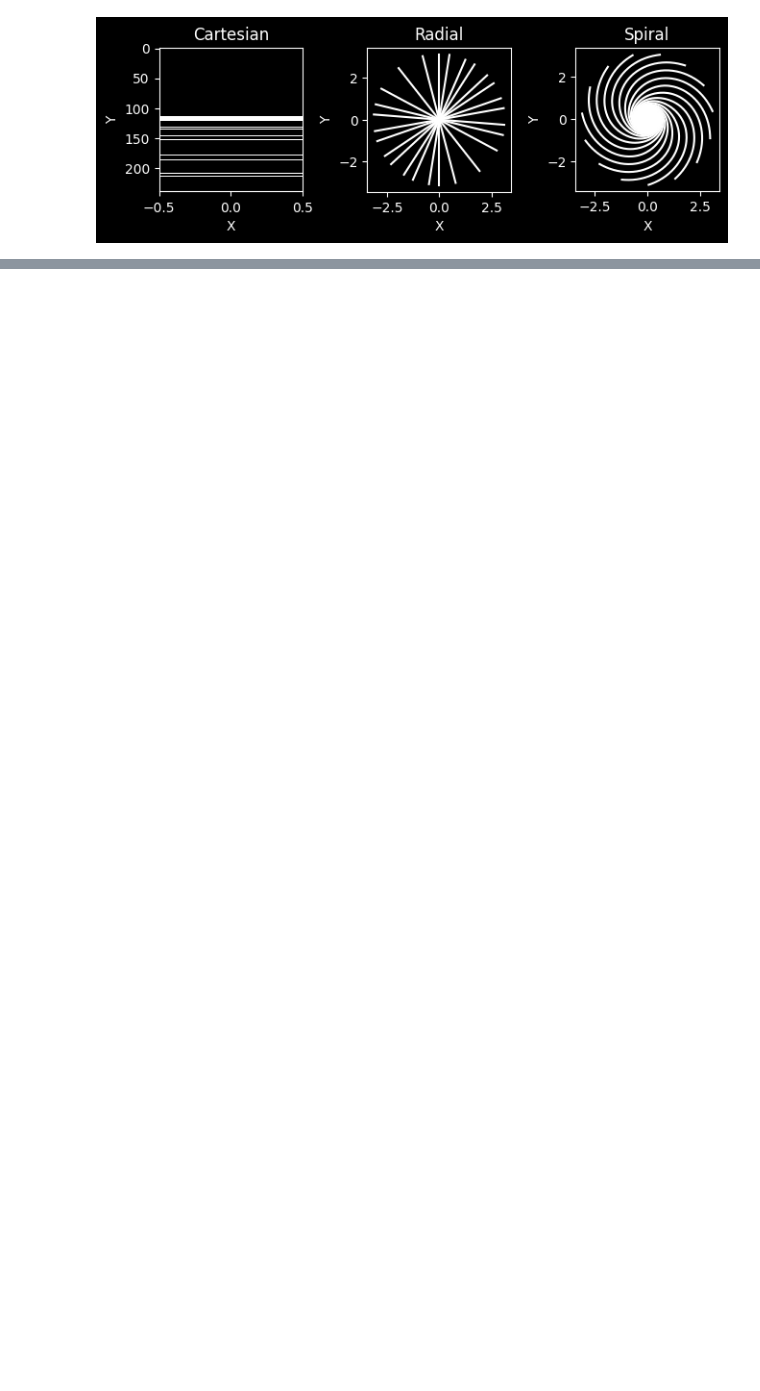
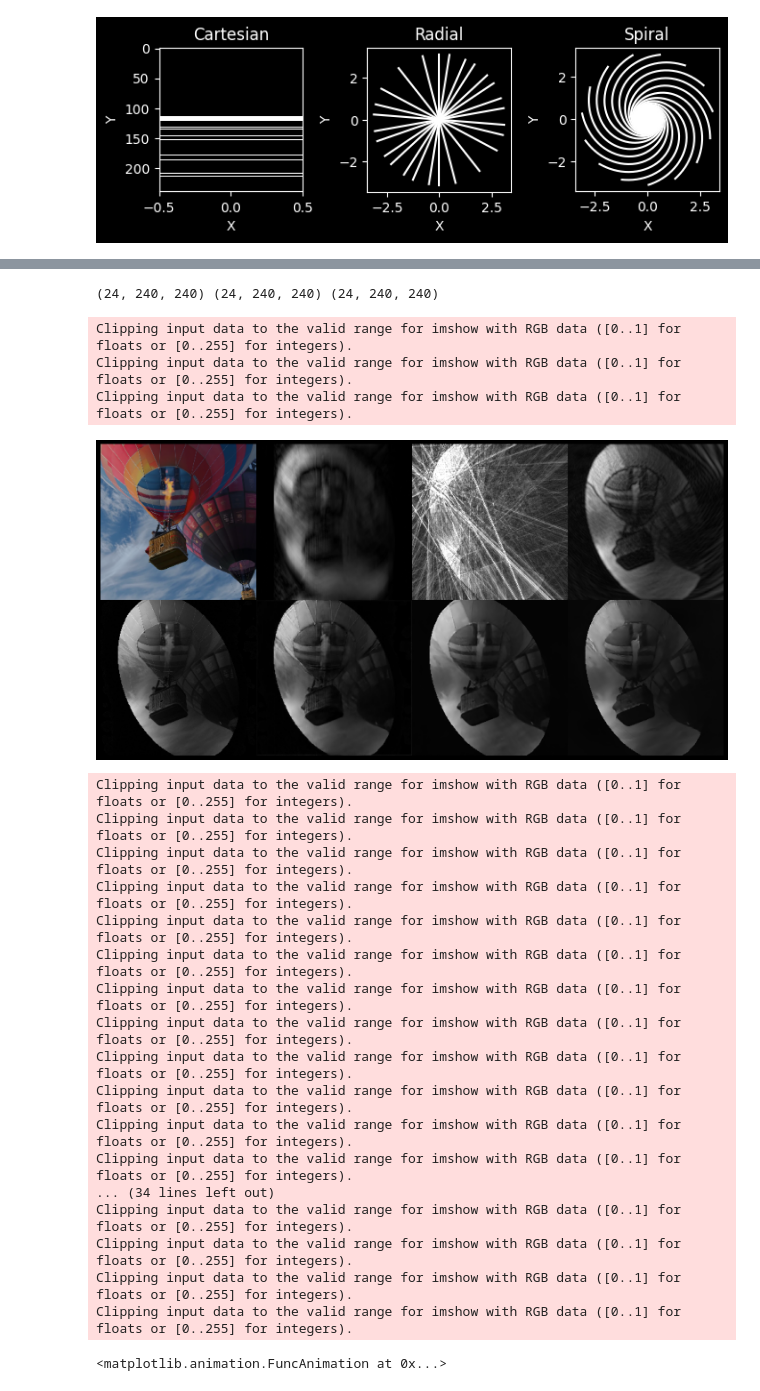
Before and after one commit to olivier-jaubert/Image_Reconstruction_Inter4k, a Jupyter notebook: Figures_Simulations.ipynb, the cells around one changed output, grey strips where cells are left out. Cells and saved outputs as stored; diff of their text form; code cells hidden in the pictures; blank space fills up the shorter version.

```diff
--- a/Figures_Simulations.ipynb
+++ b/Figures_Simulations.ipynb
@@ -714,0 +318,57 @@ display_func.plotVid(plot_image,axis=0,vmin=0,vmax=1,interval=41.66,savepath=sav
+# %%
+#FastDVDNet recon
+output=VarNet(inputs2)[0,...]
+output=np.abs(tf.complex(output[...,0],output[...,1]))
+output_radial=MCUNet(inputs_radial2[0])[0,:output.shape[0],...,0]
+
+output_spiral=[]
+for ii in range(inputs_spiral.shape[-2]-5):
+    inputs_spiral2=[tf.expand_dims(np.abs(tfmri.combine_coils(tf.complex(inputs_spiral[:,:,ii:ii+5,:10],inputs_spiral[:,:,ii:ii+5,10:]),coil_axis=-1)),axis=0)]
+    output_spiral.append(FastDVDNet(inputs_spiral2[0])[0,...,0])
+output_spiral=np.stack(output_spiral,axis=0)[:output.shape[0],...]
+# %%
+savefile='Figures/VideoInter4K'
+#Crop and plot:
+output_radial=tfmri.resize_with_crop_or_pad(output_radial,output.shape)
+output_spiral=tfmri.resize_with_crop_or_pad(output_spiral,output.shape)
+print(output.shape,output_radial.shape,output_spiral.shape)
+zfill=np.abs(tf.complex(inputs[0][...,0],inputs[0][...,1]))
+gt=np.abs(tf.complex(inputs[-1][...,0],inputs[-1][...,1]))
+
+radial_zfill=np.abs(tfmri.combine_coils(tf.complex(inputs_radial[:,:,:,:10],inputs_radial[:,:,:,10:]),coil_axis=-1))
+radial_zfill=np.transpose(radial_zfill,axes=[2,0,1])
+radial_zfill=tfmri.resize_with_crop_or_pad(radial_zfill,output.shape)
+
+spiral_zfill=np.abs(tfmri.combine_coils(tf.complex(inputs_spiral[:,:,:,:10],inputs_spiral[:,:,:,10:]),coil_axis=-1))
+spiral_zfill=np.transpose(spiral_zfill,axes=[2,0,1])
+spiral_zfill=tfmri.resize_with_crop_or_pad(spiral_zfill,output.shape)
+vid_rgb=tf.cast(tfmri.resize_with_crop_or_pad(video['video'],output.shape+(3,)),dtype=tf.float32)
+zfills=np.tile(np.expand_dims(np.concatenate((zfill,radial_zfill,spiral_zfill),axis=2),axis=-1),reps=[1,1,1,3])
+zfills2=np.concatenate((vid_rgb/np.max(vid_rgb)*0.8,zfills),axis=2)
+plot_image=np.tile(np.expand_dims(np.concatenate((gt,output,output_radial,output_spiral),axis=2),axis=-1),reps=[1,1,1,3])
+plot_image=np.concatenate((zfills2,plot_image),axis=1)
+display_func.plotVid(plot_image,axis=0,figsize=(14,7),interval=40,vmin=0,vmax=0.5,bg_color='k',savepath=savefile)
+# %% [output]
+(24, 240, 240) (24, 240, 240) (24, 240, 240)
+Clipping input data to the valid range for imshow with RGB data ([0..1] for floats or [0..255] for integers).
+Clipping input data to the valid range for imshow with RGB data ([0..1] for floats or [0..255] for integers).
+Clipping input data to the valid range for imshow with RGB data ([0..1] for floats or [0..255] for integers).
+[figure, added]
+Clipping input data to the valid range for imshow with RGB data ([0..1] for floats or [0..255] for integers).
+Clipping input data to the valid range for imshow with RGB data ([0..1] for floats or [0..255] for integers).
+Clipping input data to the valid range for imshow with RGB data ([0..1] for floats or [0..255] for integers).
+Clipping input data to the valid range for imshow with RGB data ([0..1] for floats or [0..255] for integers).
+Clipping input data to the valid range for imshow with RGB data ([0..1] for floats or [0..255] for integers).
+Clipping input data to the valid range for imshow with RGB data ([0..1] for floats or [0..255] for integers).
+Clipping input data to the valid range for imshow with RGB data ([0..1] for floats or [0..255] for integers).
+Clipping input data to the valid range for imshow with RGB data ([0..1] for floats or [0..255] for integers).
+Clipping input data to the valid range for imshow with RGB data ([0..1] for floats or [0..255] for integers).
+Clipping input data to the valid range for imshow with RGB data ([0..1] for floats or [0..255] for integers).
+Clipping input data to the valid range for imshow with RGB data ([0..1] for floats or [0..255] for integers).
+Clipping input data to the valid range for imshow with RGB data ([0..1] for floats or [0..255] for integers).
+... (34 lines left out)
+Clipping input data to the valid range for imshow with RGB data ([0..1] for floats or [0..255] for integers).
+Clipping input data to the valid range for imshow with RGB data ([0..1] for floats or [0..255] for integers).
+Clipping input data to the valid range for imshow with RGB data ([0..1] for floats or [0..255] for integers).
+Clipping input data to the valid range for imshow with RGB data ([0..1] for floats or [0..255] for integers).
+<matplotlib.animation.FuncAnimation at 0x...>
```
Also changed, not shown: parts of 21 cells of this notebook, 24 other files.
